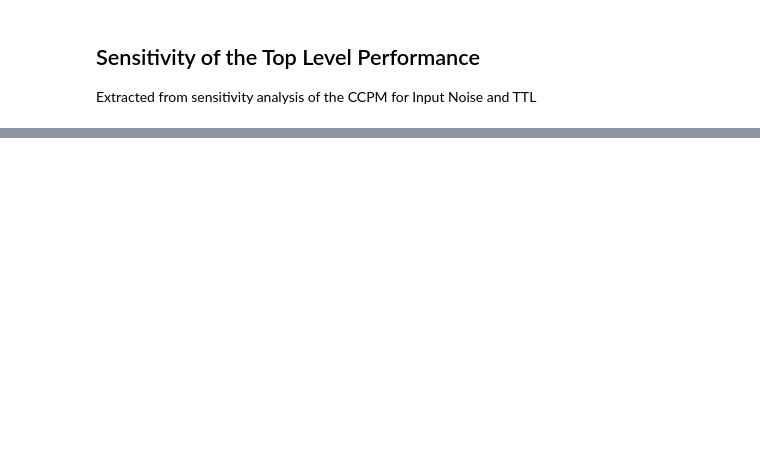
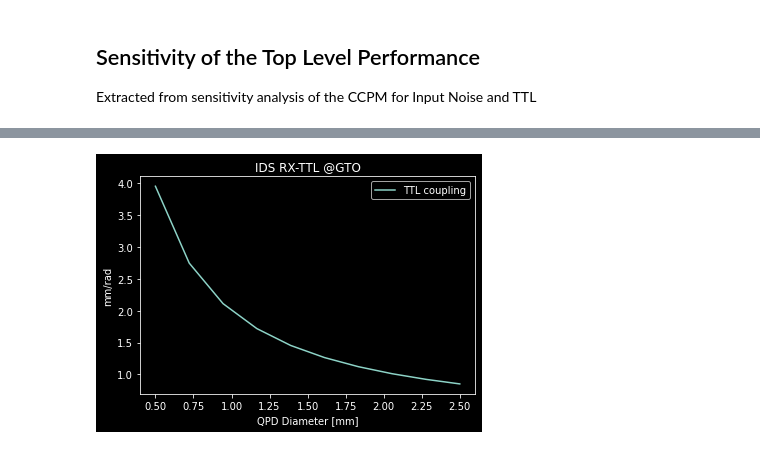
Before and after one commit to ejbfly/QPD, a Jupyter notebook: QPD_analysis.ipynb, the cells around one changed output, grey strips where cells are left out. Cells and saved outputs as stored; diff of their text form; code cells hidden in the pictures; blank space fills up the shorter version.

```diff
--- a/QPD_analysis.ipynb
+++ b/QPD_analysis.ipynb
@@ -160,0 +316,10 @@ pyplot.show(performance_plot)
+# %%
+pyplot.figure()
+pyplot.plot(d_range, [1e3*RX_GTO(d) for d in d_range], label = "TTL coupling")
+pyplot.title("IDS RX-TTL @GTO")
+pyplot.xlabel("QPD Diameter [mm]")
+pyplot.ylabel("mm/rad")
+pyplot.legend()
+pyplot.show()
+# %% [output]
+[figure, added]
```
Also changed, not shown: parts of 29 cells of this notebook, 6 other files.
